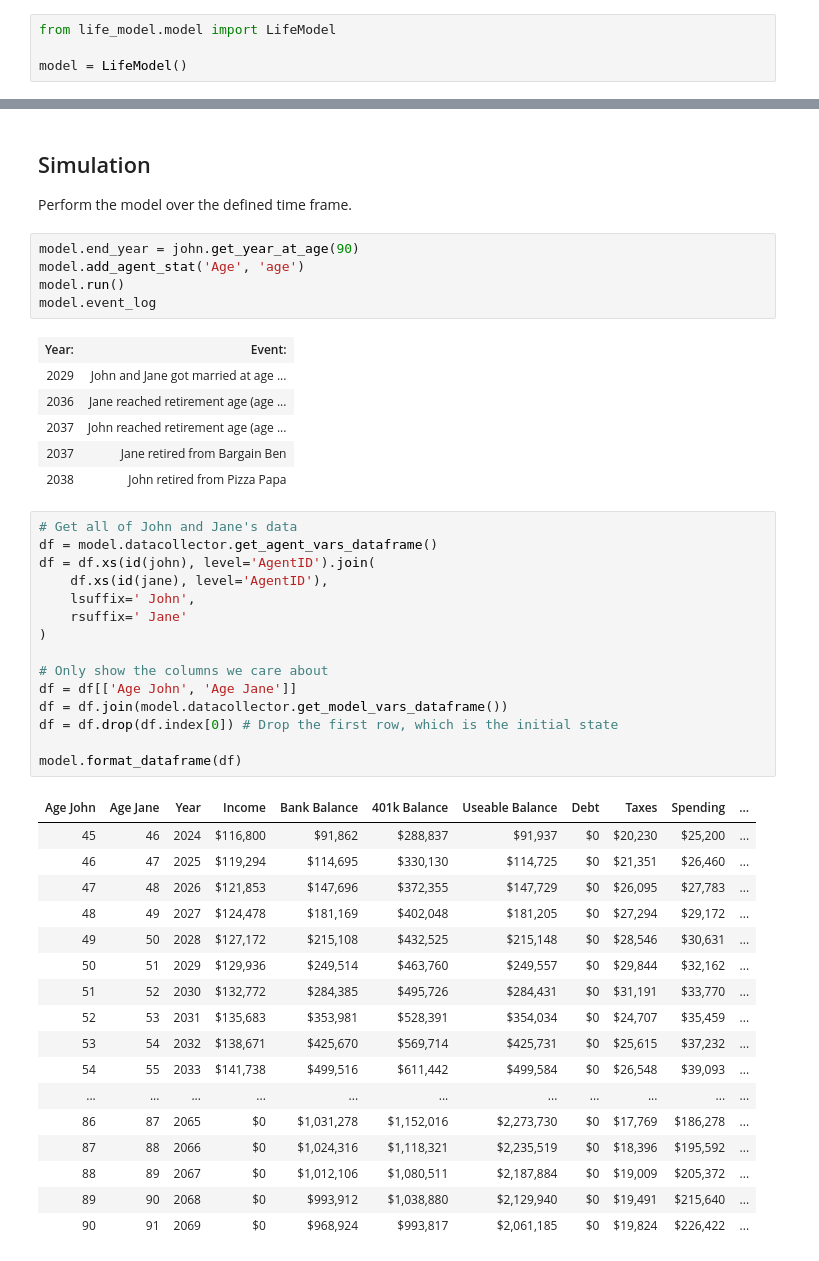
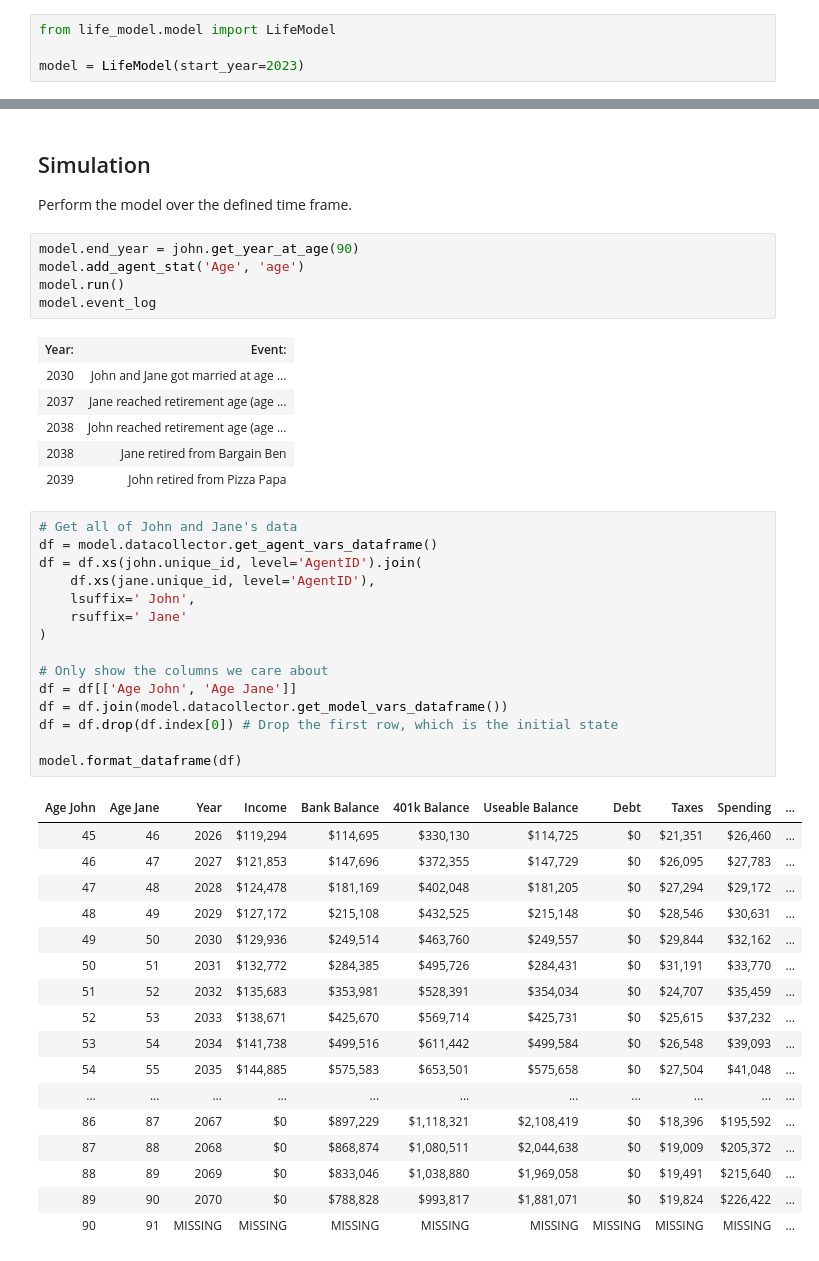
Before and after one commit to sw23/life-model, a Jupyter notebook: ExampleSimulation.ipynb, the cells around one changed output, grey strips where cells are left out. Saved outputs shown, nothing was run; the diff lists cells and outputs as text.

```diff
--- a/ExampleSimulation.ipynb
+++ b/ExampleSimulation.ipynb
@@ -12,7 +15,7 @@ section and update as needed as.
 # %%
 from life_model.model import LifeModel
 
-model = LifeModel()
+model = LifeModel(start_year=2023)
 # %% [markdown]
 ## People
 This section captures information about the people being studied.
@@ -227,44 +230,44 @@ model.run()
 model.event_log
 # %% [output]
 | Year: | Event: |
-| 2029 | John and Jane got married at age ... |
-| 2036 | Jane reached retirement age (age ... |
-| 2037 | John reached retirement age (age ... |
-| 2037 | Jane retired from Bargain Ben |
-| 2038 | John retired from Pizza Papa |
+| 2030 | John and Jane got married at age ... |
+| 2037 | Jane reached retirement age (age ... |
+| 2038 | John reached retirement age (age ... |
+| 2038 | Jane retired from Bargain Ben |
+| 2039 | John retired from Pizza Papa |
 # %%
 # Get all of John and Jane's data
 df = model.datacollector.get_agent_vars_dataframe()
-df = df.xs(id(john), level='AgentID').join(
-    df.xs(id(jane), level='AgentID'),
+df = df.xs(john.unique_id, level='AgentID').join(
+    df.xs(jane.unique_id, level='AgentID'),
     lsuffix=' John',
     rsuffix=' Jane'
 )
 
 # Only show the columns we care about
 df = df[['Age John', 'Age Jane']]
 df = df.join(model.datacollector.get_model_vars_dataframe())
 df = df.drop(df.index[0]) # Drop the first row, which is the initial state
 
 model.format_dataframe(df)
 # %% [output]
 | Age John | Age Jane | Year | Income | Bank Balance | 401k Balance | Useable Balance | Debt | Taxes | Spending | ... |
-| 45 | 46 | 2024 | $116,800 | $91,862 | $288,837 | $91,937 | $0 | $20,230 | $25,200 | ... |
-| 46 | 47 | 2025 | $119,294 | $114,695 | $330,130 | $114,725 | $0 | $21,351 | $26,460 | ... |
-| 47 | 48 | 2026 | $121,853 | $147,696 | $372,355 | $147,729 | $0 | $26,095 | $27,783 | ... |
-| 48 | 49 | 2027 | $124,478 | $181,169 | $402,048 | $181,205 | $0 | $27,294 | $29,172 | ... |
-| 49 | 50 | 2028 | $127,172 | $215,108 | $432,525 | $215,148 | $0 | $28,546 | $30,631 | ... |
-| 50 | 51 | 2029 | $129,936 | $249,514 | $463,760 | $249,557 | $0 | $29,844 | $32,162 | ... |
-| 51 | 52 | 2030 | $132,772 | $284,385 | $495,726 | $284,431 | $0 | $31,191 | $33,770 | ... |
-| 52 | 53 | 2031 | $135,683 | $353,981 | $528,391 | $354,034 | $0 | $24,707 | $35,459 | ... |
-| 53 | 54 | 2032 | $138,671 | $425,670 | $569,714 | $425,731 | $0 | $25,615 | $37,232 | ... |
-| 54 | 55 | 2033 | $141,738 | $499,516 | $611,442 | $499,584 | $0 | $26,548 | $39,093 | ... |
+| 45 | 46 | 2026 | $119,294 | $114,695 | $330,130 | $114,725 | $0 | $21,351 | $26,460 | ... |
+| 46 | 47 | 2027 | $121,853 | $147,696 | $372,355 | $147,729 | $0 | $26,095 | $27,783 | ... |
+| 47 | 48 | 2028 | $124,478 | $181,169 | $402,048 | $181,205 | $0 | $27,294 | $29,172 | ... |
+| 48 | 49 | 2029 | $127,172 | $215,108 | $432,525 | $215,148 | $0 | $28,546 | $30,631 | ... |
+| 49 | 50 | 2030 | $129,936 | $249,514 | $463,760 | $249,557 | $0 | $29,844 | $32,162 | ... |
+| 50 | 51 | 2031 | $132,772 | $284,385 | $495,726 | $284,431 | $0 | $31,191 | $33,770 | ... |
+| 51 | 52 | 2032 | $135,683 | $353,981 | $528,391 | $354,034 | $0 | $24,707 | $35,459 | ... |
+| 52 | 53 | 2033 | $138,671 | $425,670 | $569,714 | $425,731 | $0 | $25,615 | $37,232 | ... |
+| 53 | 54 | 2034 | $141,738 | $499,516 | $611,442 | $499,584 | $0 | $26,548 | $39,093 | ... |
+| 54 | 55 | 2035 | $144,885 | $575,583 | $653,501 | $575,658 | $0 | $27,504 | $41,048 | ... |
 | ... | ... | ... | ... | ... | ... | ... | ... | ... | ... | ... |
-| 86 | 87 | 2065 | $0 | $1,031,278 | $1,152,016 | $2,273,730 | $0 | $17,769 | $186,278 | ... |
-| 87 | 88 | 2066 | $0 | $1,024,316 | $1,118,321 | $2,235,519 | $0 | $18,396 | $195,592 | ... |
-| 88 | 89 | 2067 | $0 | $1,012,106 | $1,080,511 | $2,187,884 | $0 | $19,009 | $205,372 | ... |
-| 89 | 90 | 2068 | $0 | $993,912 | $1,038,880 | $2,129,940 | $0 | $19,491 | $215,640 | ... |
-| 90 | 91 | 2069 | $0 | $968,924 | $993,817 | $2,061,185 | $0 | $19,824 | $226,422 | ... |
+| 86 | 87 | 2067 | $0 | $897,229 | $1,118,321 | $2,108,419 | $0 | $18,396 | $195,592 | ... |
+| 87 | 88 | 2068 | $0 | $868,874 | $1,080,511 | $2,044,638 | $0 | $19,009 | $205,372 | ... |
+| 88 | 89 | 2069 | $0 | $833,046 | $1,038,880 | $1,969,058 | $0 | $19,491 | $215,640 | ... |
+| 89 | 90 | 2070 | $0 | $788,828 | $993,817 | $1,881,071 | $0 | $19,824 | $226,422 | ... |
+| 90 | 91 | MISSING | MISSING | MISSING | MISSING | MISSING | MISSING | MISSING | MISSING | ... |
 # %%
 model.format_dataframe(model.aggregate_dataframe(df))
 # %% [output]
```
Also changed, not shown: parts of 5 cells of this notebook, 3 other files.
